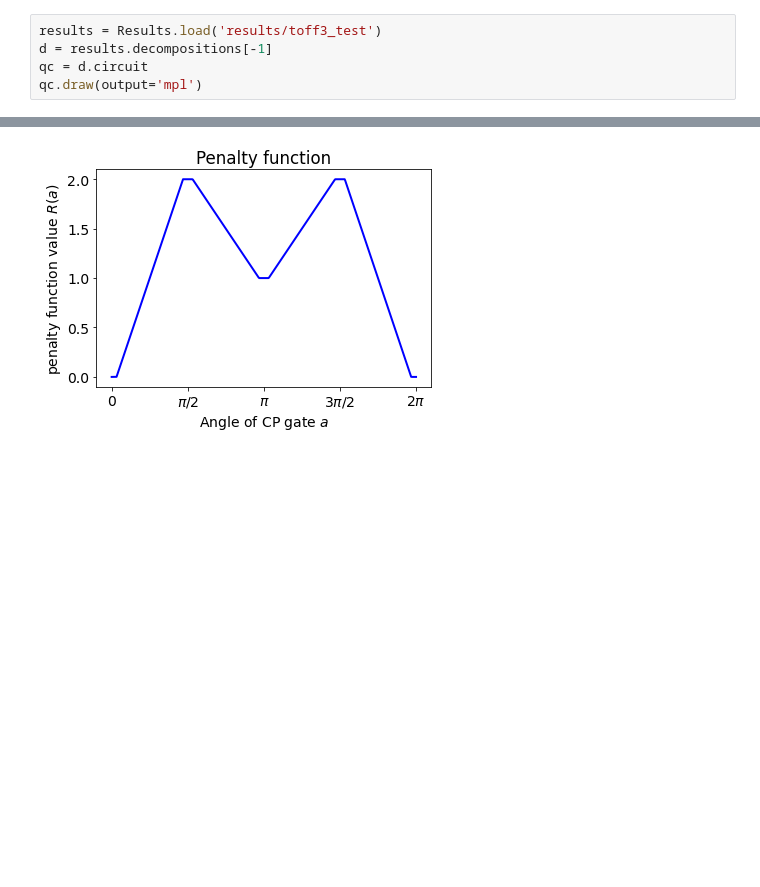
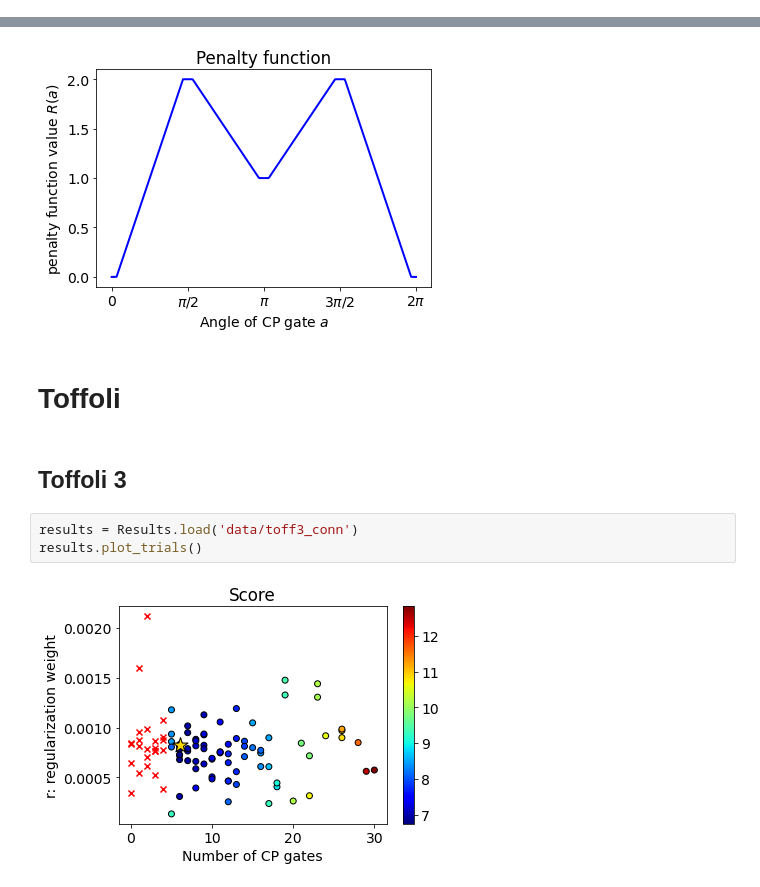
Before and after one commit to idnm/cpflow, a Jupyter notebook: paper/peppar.ipynb, the cells around one changed output, grey strips where cells are left out. Saved outputs shown, nothing was run; the diff lists cells and outputs as text; blank space fills up the shorter version.

Commit message:
Improve visualization of trials.

```diff
--- a/paper/peppar.ipynb
+++ b/paper/peppar.ipynb
@@ -31,5 +14,0 @@ Found 2. Verifying...
-# %%
-results = Results.load('results/toff3_test')
-d = results.decompositions[-1]
-qc = d.circuit
-qc.draw(output='mpl')
@@ -179,3 +147,12 @@ plt.xlabel('Angle of CP gate $a$')
 plt.savefig('figures/penalty', dpi=1000, bbox_inches='tight')
 # %% [output]
 [figure]
+# %% [markdown]
+# Toffoli
+# %% [markdown]
+## Toffoli 3
+# %%
+results = Results.load('data/toff3_conn')
+results.plot_trials()
+# %% [output]
+[figure, added]
```
Also changed, not shown: parts of 6 cells of this notebook, 1 other file.
